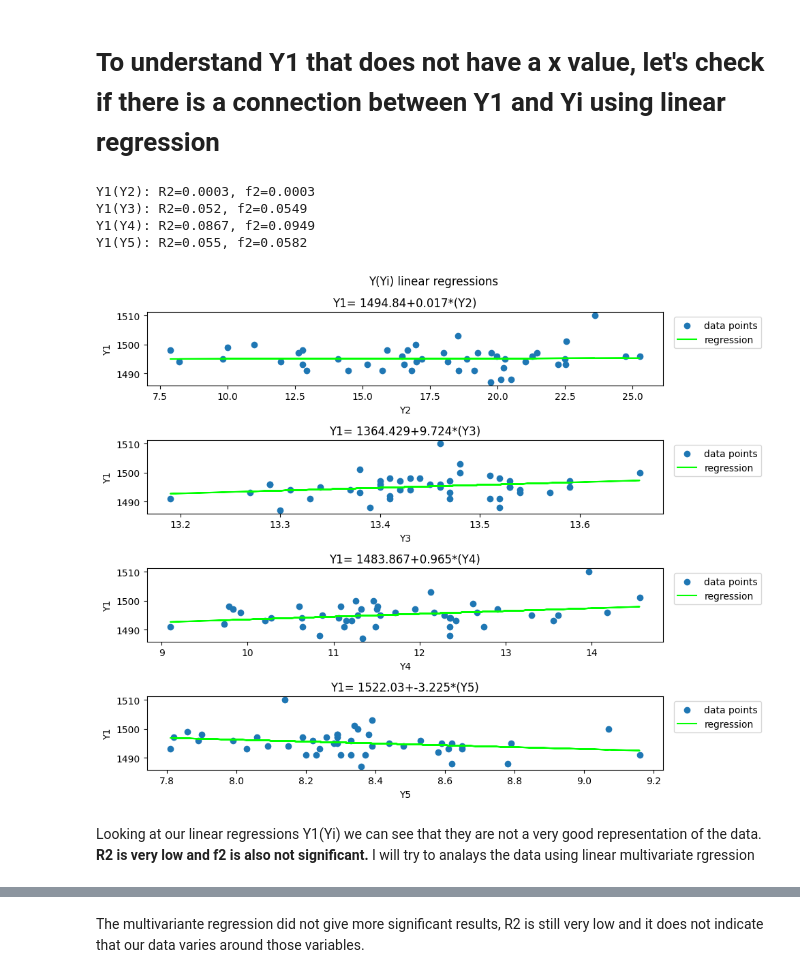
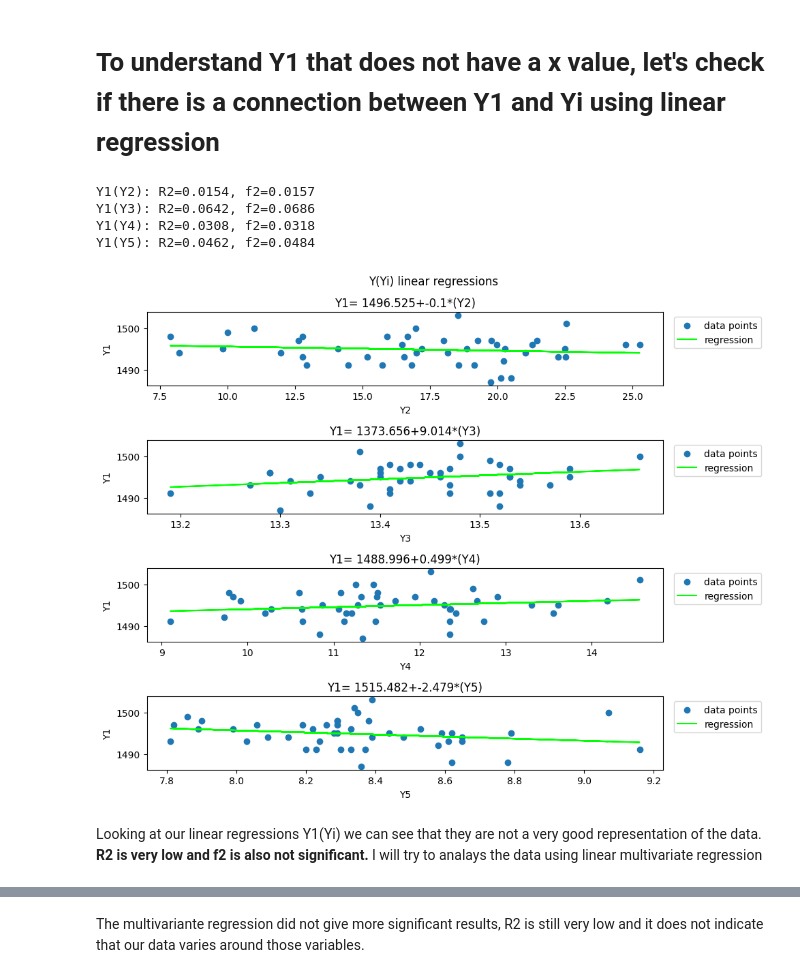
Before and after one commit to Rotems1234/PulseNMore_HomeAssignment, a Jupyter notebook: PulseNMore_RotemStahl.ipynb, the cells around one changed output, grey strips where cells are left out. Drawn from its saved outputs; the diff is of its cells as text; code cells hidden in the pictures.

```diff
--- a/PulseNMore_RotemStahl.ipynb
+++ b/PulseNMore_RotemStahl.ipynb
@@ -146,10 +146,10 @@ plot4_2(data,title)
 # Identify the outlier value
 outlier_value = max(data.Y1)
 
-#Filter the outlier
+# remove the outlier
 data = data[data['Y1'] != outlier_value]
 
-#new plot without the outlier
-title = ('filtered Y1 to Yi \n Y1 mean={}, Y1 STD={}, Y1 median={}'.format(round(data.Y1.mean(),4) , round(data.Y1.std(),4), round(data.Y1.median(),4)))
-plot4_2(data,title)
+# new plot without the outlier
+title = ('Y1 to Yi \n Y1 mean={}, Y1 STD={}, Y1 median={}'.format(round(data.Y1.mean(),4) , round(data.Y1.std(),4), round(data.Y1.median(),4)))
+plot_4_Y1_Yi(data,title)
 # %% [output]
@@ -346,22 +346,20 @@ def linreg(x,y):
   b1 = np.dot((x-x.mean()),(y-y.mean()))/ np.dot((x-x.mean()),(x-x.mean()))
   b0 = y.mean()-b1*x.mean()
 
-  #print('b0 = {} , b1 = {}'.format(round(b0,4),round(b1,4)))
-  yhat = b0+b1*x
+  y_hat = b0+b1*x
   # effect size for regression model
 
-  SSreg = np.dot((yhat-y.mean()),(yhat-y.mean()))
-  SSres = np.dot((y-yhat),(y-yhat))
+  SSreg = np.dot((y_hat-y.mean()),(y_hat-y.mean()))
+  SSres = np.dot((y-y_hat),(y-y_hat))
   SStot = np.dot((y-y.mean()),(y-y.mean()))
 
   R2 = SSreg/SStot
 
   f2 = SSreg/SSres
 
-  #print('R2 = {} , f2 = {}'.format(round(R2,4),round(f2,4)))
-  return  b0,b1,R2, f2, yhat
+  return  b0,b1,R2, f2, y_hat
 # %%
-def plot4reg(data,title):
+def plot_4_reg(data,title):
 
   fig, (ax1, ax2, ax3, ax4) = plt.subplots(nrows=4, ncols=1, figsize=(10, 8))
 
@@ -409,16 +407,16 @@ def plot4reg(data,title):
   plt.tight_layout()
   plt.show()
 # %%
- plot4reg(data,'Y(Yi) linear regressions')
+plot_4_reg(data,'Y(Yi) linear regressions')
 # %% [output]
-Y1(Y2): R2=0.0003, f2=0.0003
-Y1(Y3): R2=0.052, f2=0.0549
-Y1(Y4): R2=0.0867, f2=0.0949
-Y1(Y5): R2=0.055, f2=0.0582
+Y1(Y2): R2=0.0154, f2=0.0157
+Y1(Y3): R2=0.0642, f2=0.0686
+Y1(Y4): R2=0.0308, f2=0.0318
+Y1(Y5): R2=0.0462, f2=0.0484
-[figure, old version]
+[figure, new version]
 # %% [markdown]
 Looking at our linear regressions Y1(Yi) we can see that they are not a very good representation of the data. **R2 is very low and f2 is also not significant.**
-I will try to analays the data using linear multivariate rgression
+I will try to analays the data using linear multivariate regression
 # %%
 def multivariateReg(data):
   # try linear multivariate rgression
```
Also changed, not shown: parts of 22 cells of this notebook.
